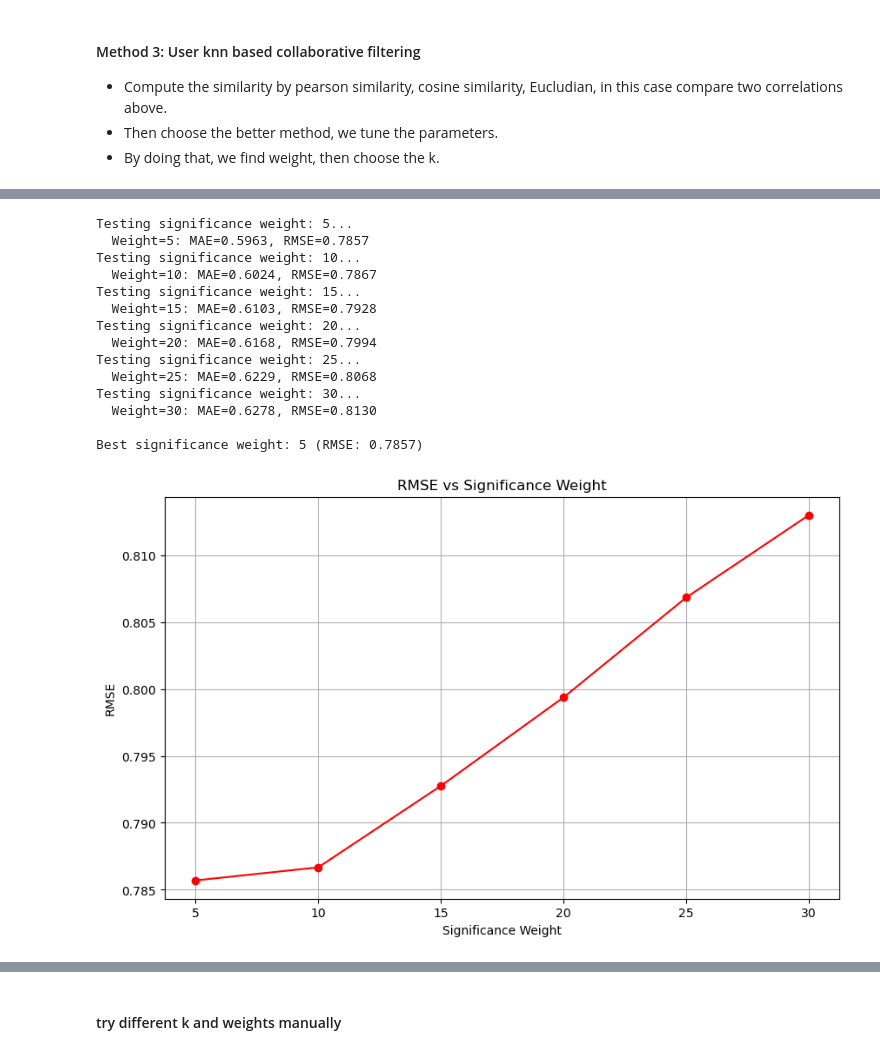
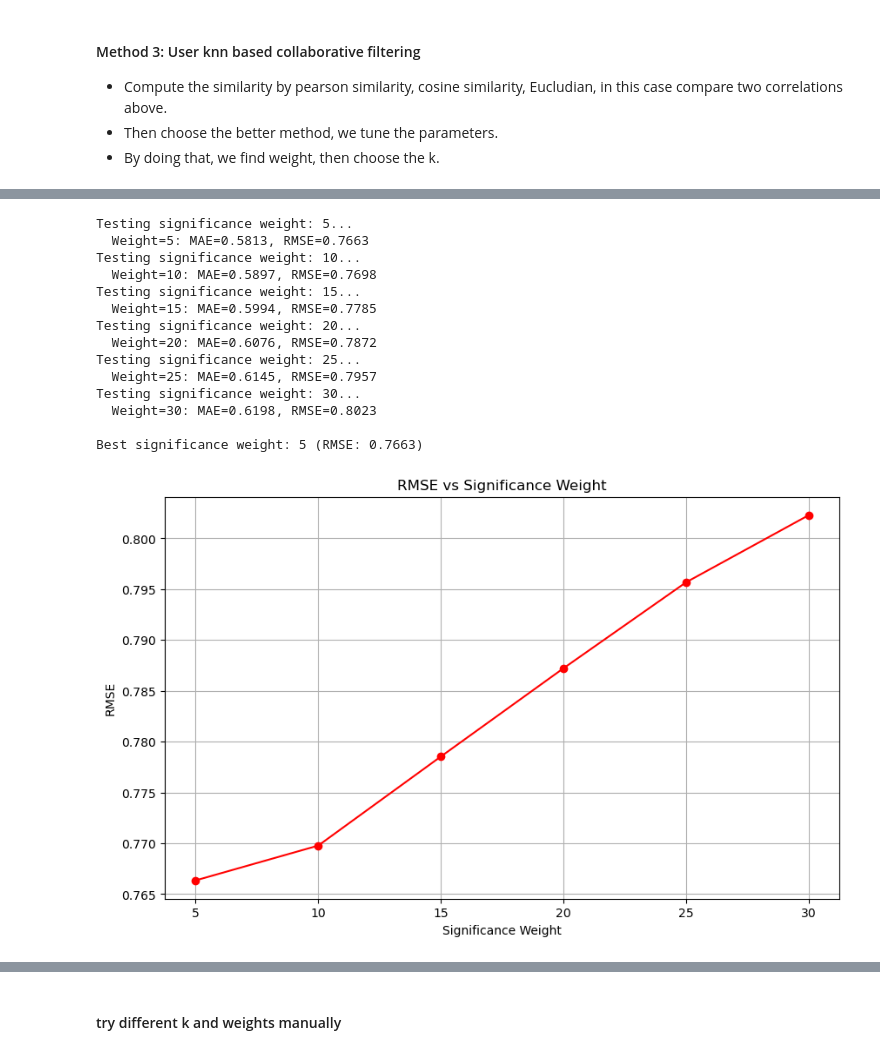
Before and after one commit to HieuTong/collaborative-filtering-movielens, a Jupyter notebook: Assignment3_framework_2025.ipynb, the cells around one changed output, grey strips where cells are left out. Cells and saved outputs as stored; diff of their text form; code cells hidden in the pictures.

```diff
--- a/Assignment3_framework_2025.ipynb
+++ b/Assignment3_framework_2025.ipynb
@@ -446,7 +446,7 @@ def tuneKMethod3(train_data, n_fold=3):
     return best_k, k_mae_scores, k_rmse_scores
 # %%
 # call the tuning k function
-best_k, k_mae_scores, k_rmse_scores = tuneKMethod3(train_ds, n_fold=3)
+best_k, k_mae_scores, k_rmse_scores = tuneKMethod3(train_ds, n_fold=5)
 # %% [output]
 Computing similarity matrix with baseline similarity...
 Testing k = 5...
@@ -467,6 +467,6 @@ Best k: 100 (RMSE: 0.8068)
 # %%
 # tune the similarity function
-def tuneSimilarityMethod3(train_data, k=30, n_fold=3):
+def tuneSimilarityMethod3(train_data, k=30, n_fold=5):
     """
     Tune similarity function for Method 3 using cross-validation
     """
@@ -508,6 +508,6 @@ def tuneSimilarityMethod3(train_data, k=30, n_fold=3):
     return best_sim_name, best_sim_mae, best_sim_rmse
 # %%
 # call the tuning function method 3
-best_similarity, _, _ = tuneSimilarityMethod3(train_ds, k=best_k, n_fold=3)
+best_similarity, _, _ = tuneSimilarityMethod3(train_ds, k=best_k, n_fold=5)
 # %% [output]
 Testing similarity function: Pearson...
@@ -521,7 +521,7 @@ Best similarity function: Pearson (RMSE: 0.8068)
 [figure]
 # %%
 # tune the weight for similarity function
-def tuneWeightMethod3(best_similarity, k=30, n_fold=3):
+def tuneWeightMethod3(best_similarity, k=30, n_fold=5):
     """
     Tune significance weight for Method 3 using cross-validation
     """
@@ -569,23 +569,23 @@ def tuneWeightMethod3(best_similarity, k=30, n_fold=3):
     return best_weight
 # %%
 # call function to tune the weight
-best_weight = tuneWeightMethod3(best_similarity, k=best_k, n_fold=3)
+best_weight = tuneWeightMethod3(best_similarity, k=best_k, n_fold=5)
 # %% [output]
 Testing significance weight: 5...
-  Weight=5: MAE=0.5963, RMSE=0.7857
+  Weight=5: MAE=0.5813, RMSE=0.7663
 Testing significance weight: 10...
-  Weight=10: MAE=0.6024, RMSE=0.7867
+  Weight=10: MAE=0.5897, RMSE=0.7698
 Testing significance weight: 15...
-  Weight=15: MAE=0.6103, RMSE=0.7928
+  Weight=15: MAE=0.5994, RMSE=0.7785
 Testing significance weight: 20...
-  Weight=20: MAE=0.6168, RMSE=0.7994
+  Weight=20: MAE=0.6076, RMSE=0.7872
 Testing significance weight: 25...
-  Weight=25: MAE=0.6229, RMSE=0.8068
+  Weight=25: MAE=0.6145, RMSE=0.7957
 Testing significance weight: 30...
-  Weight=30: MAE=0.6278, RMSE=0.8130
+  Weight=30: MAE=0.6198, RMSE=0.8023
 
-Best significance weight: 5 (RMSE: 0.7857)
+Best significance weight: 5 (RMSE: 0.7663)
-[figure, old version]
+[figure, new version]
 # %%
 # Generate final predictions with optimal parameters
 def generate_final_predictions(train_data, best_similarity, best_k, best_weight):
```
Also changed, not shown: parts of 30 cells of this notebook.
